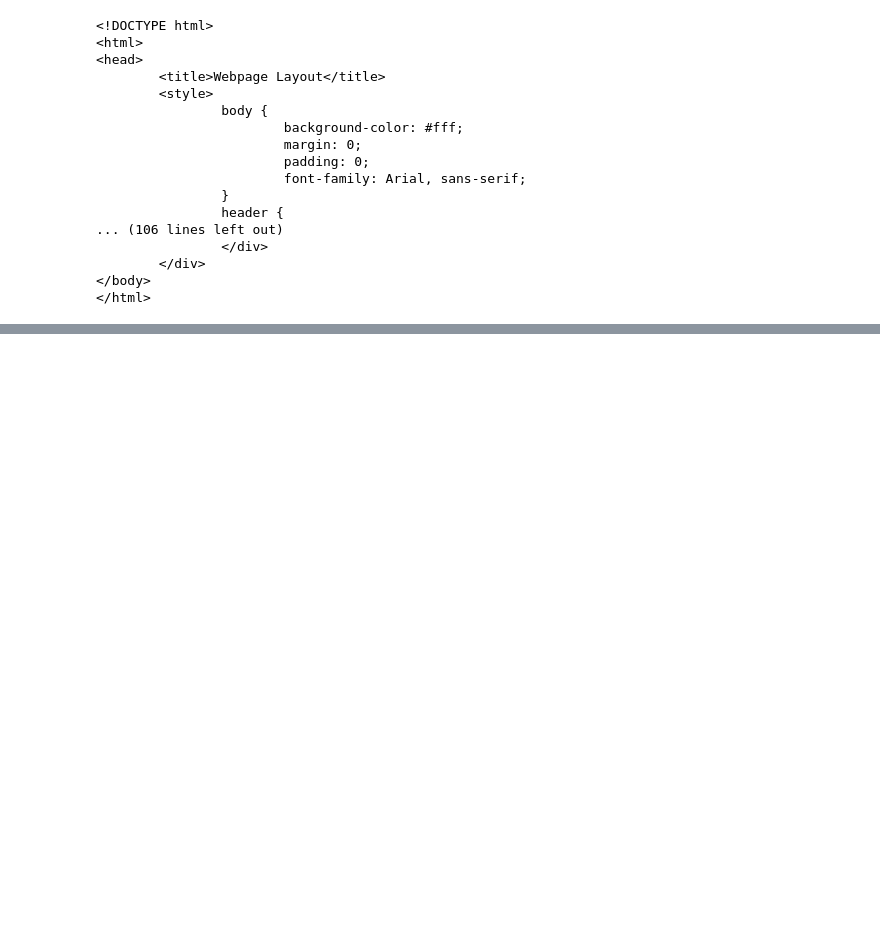
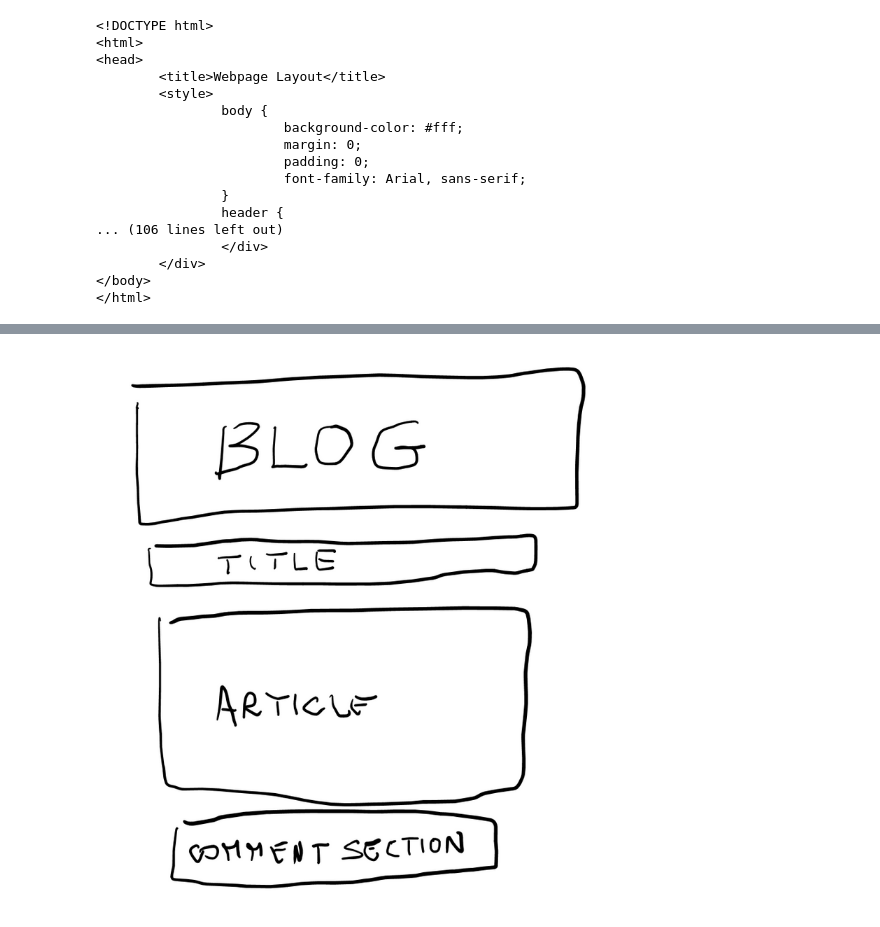
Before and after one commit to Valentina-Alto/Multi-modal-LLMs-for-code-generation, a Jupyter notebook: Website generator.ipynb, the cells around one changed output, grey strips where cells are left out. Saved outputs shown, nothing was run; the diff lists cells and outputs as text; code cells hidden in the pictures; blank space fills up the shorter version.

```diff
--- a/Website generator.ipynb
+++ b/Website generator.ipynb
@@ -277,0 +283,4 @@ print(result)
+# %%
+display(Image("https://i.postimg.cc/SsktMh6t/Screenshot-2023-09-08-165826.png", width=600, unconfined=True))
+# %% [output]
+[figure, added]
```
Also changed, not shown: parts of 14 cells of this notebook.
